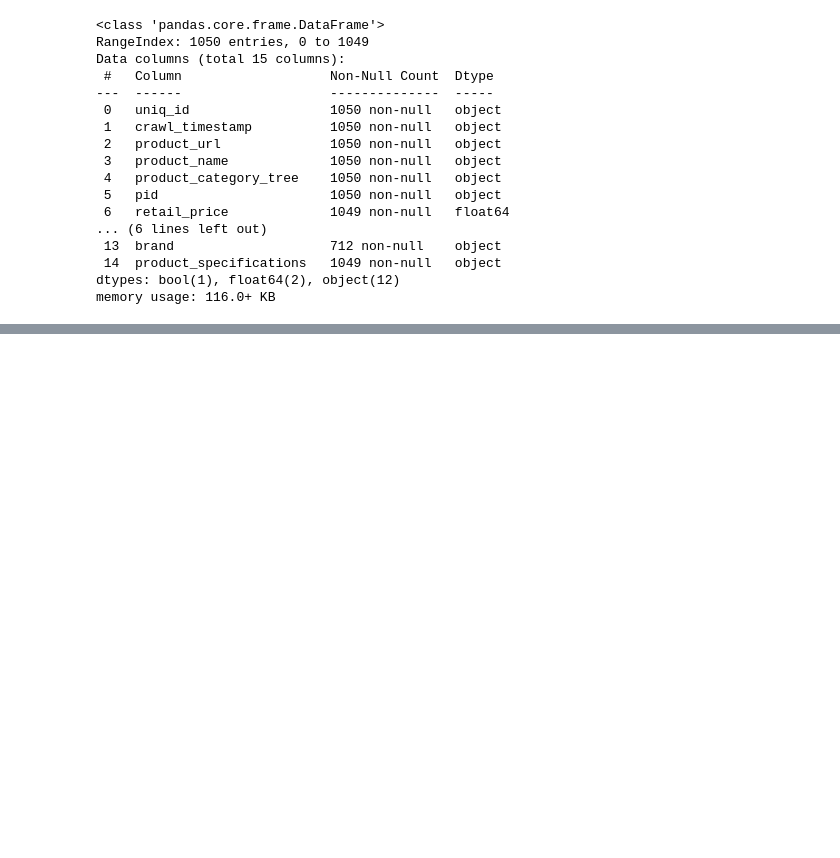
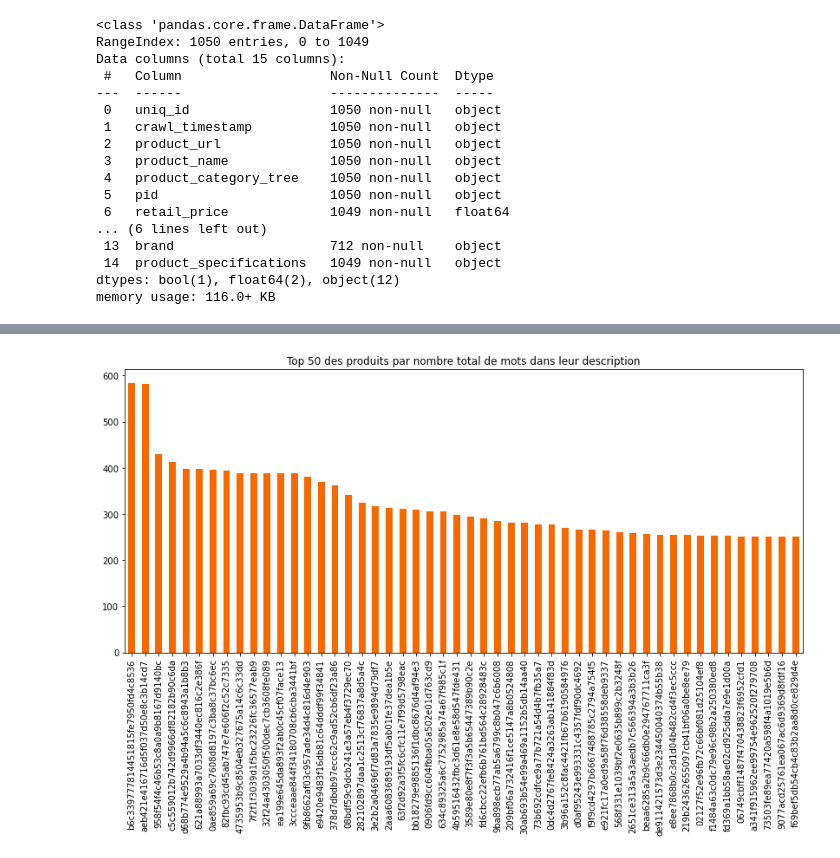
Before and after one commit to sebastienbourgeois/oc-p6-classifier-biens-consommation, a Jupyter notebook: P6_01_notebook.ipynb, the cells around one changed output, grey strips where cells are left out. Saved outputs shown, nothing was run; the diff lists cells and outputs as text; code cells hidden in the pictures; blank space fills up the shorter version.

Commit message:
Analyse globale des descriptions avec affichage des mots les plus fréquents

```diff
--- a/P6_01_notebook.ipynb
+++ b/P6_01_notebook.ipynb
@@ -72,5 +72,5 @@ import pandas as pd
 
 dossier_data = "data/"
 nom_fichier = "flipkart_com-ecommerce_sample_1050.csv"
-description_articles_data = pd.read_csv(dossier_data+nom_fichier)
+produits_data = pd.read_csv(dossier_data+nom_fichier)
 # %%
@@ -111,0 +141,4 @@ memory usage: 116.0+ KB
+# %%
+produits = {}
+for index_ligne, ligne in produits_data[['uniq_id', 'description']].iterrows():
+    produits[ligne['uniq_id']] = ligne['description']
@@ -111,0 +195,30 @@ memory usage: 116.0+ KB
+# %%
+tokenizer = nltk.RegexpTokenizer(r'\w+')
+
+def freq_stats_descriptions():
+    descriptions = defaultdict(list)
+
+    # Création d'un corpus (descriptions) de tokens par produit
+    for produit_id, description in produits.items():
+        descriptions[produit_id] = tokenizer.tokenize(description.lower())
+
+    stats, freq = dict(), dict()
+
+    for produit_id, description_tokenise in descriptions.items():
+        freq[produit_id] = fq = nltk.FreqDist(description_tokenise)
+        stats[produit_id] = {'total': len(description_tokenise), 'unique': len(fq.keys())}
+
+    return (freq, stats, descriptions)
+
+# Récupération des comptages
+freq, stats, descriptions = freq_stats_descriptions()
+df = pd.DataFrame.from_dict(stats, orient='index')
+# %%
+# Affichage du nombre total de mots des descriptions par produit
+import matplotlib.pyplot as plt
+plt.rcParams["figure.figsize"] = (14, 6)
+
+df.sort_values(by='total', ascending=False, inplace=True)
+df['total'][:50].plot(kind='bar', color="#f56900", title='Top 50 des produits par nombre total de mots dans leur description');
+# %% [output]
+[figure, added]
```
Also changed, not shown: parts of 21 cells of this notebook.
